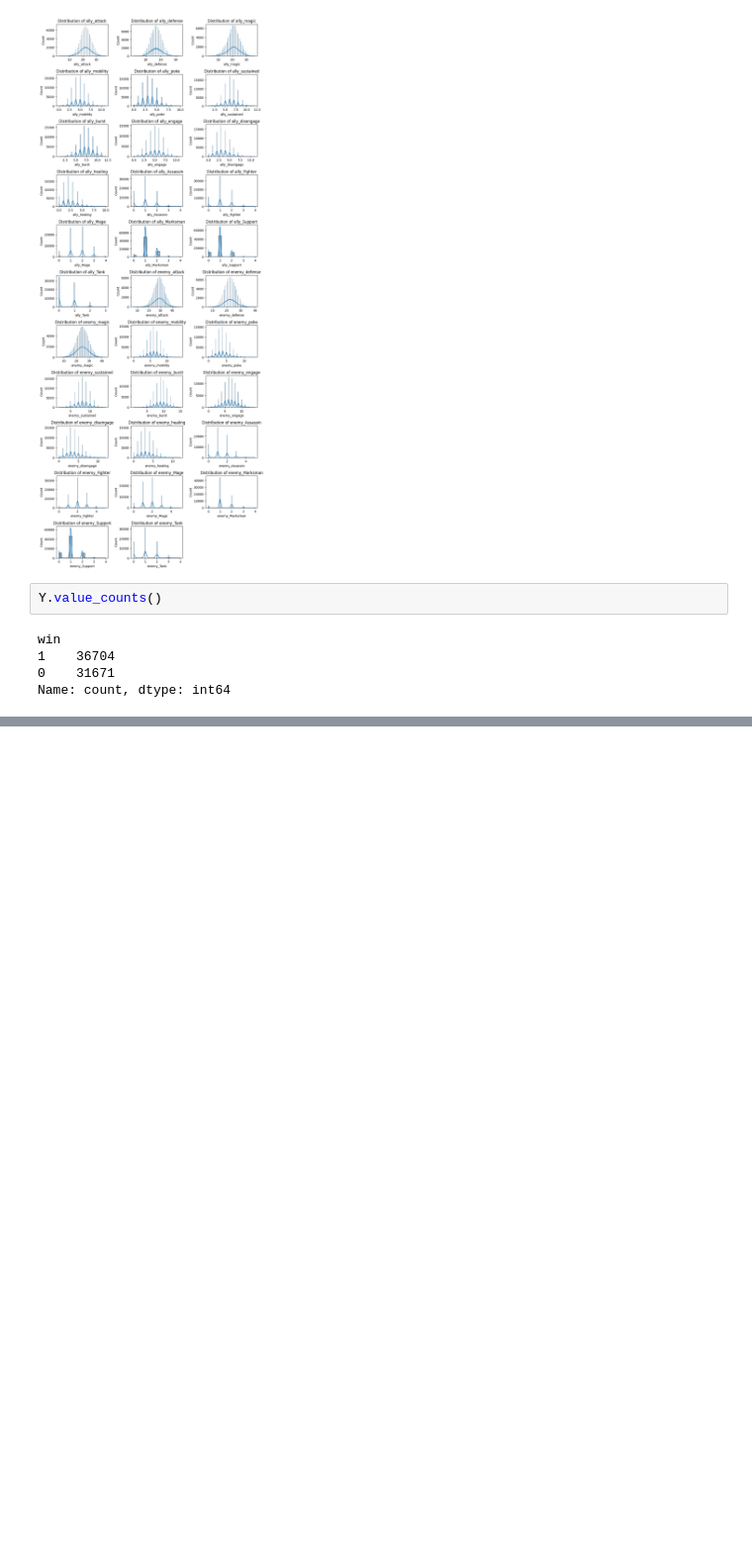
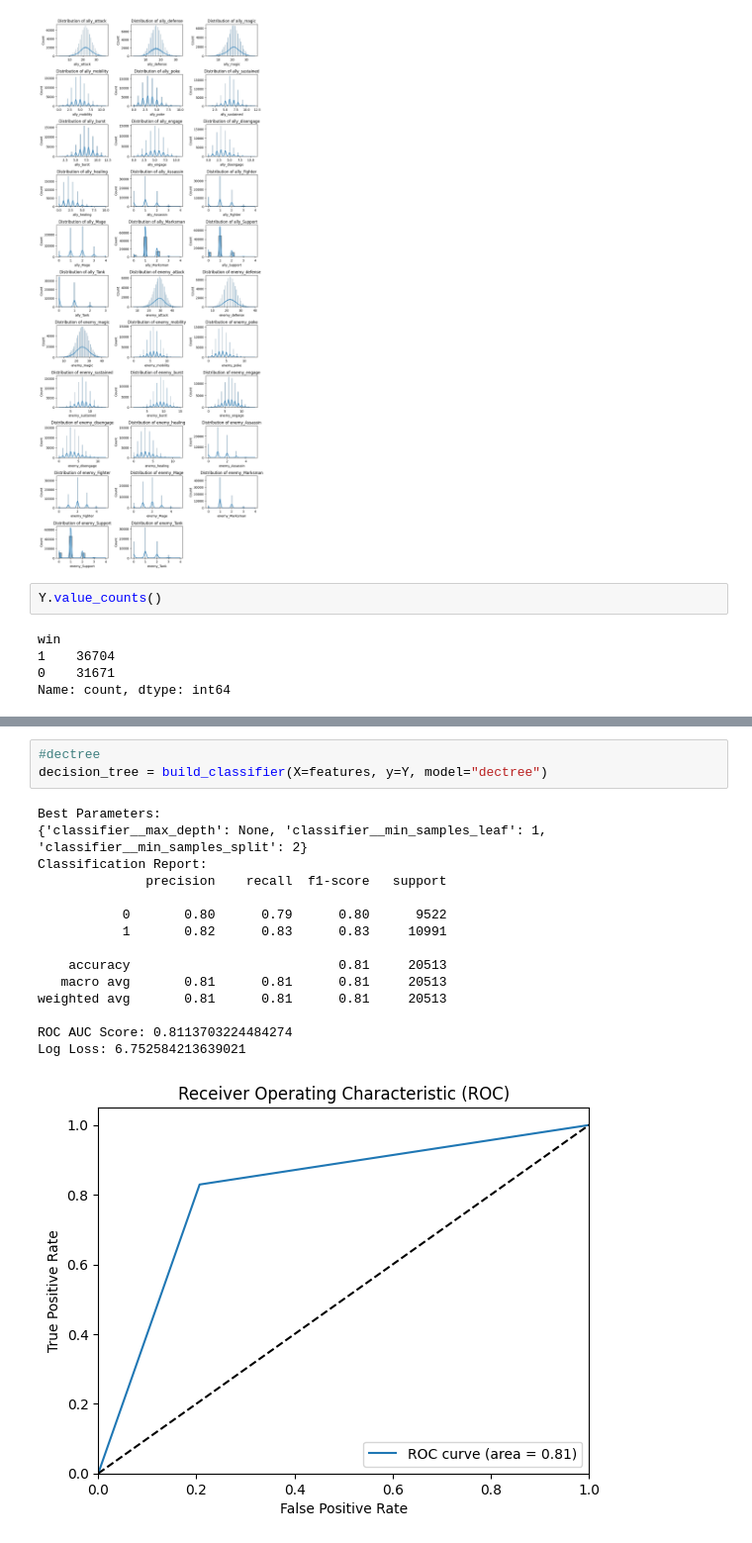
Before and after one commit to fpechierasData/lol_item_recommender, a Jupyter notebook: scratch.ipynb, the cells around one changed output, grey strips where cells are left out. Shown at 99% size. Saved outputs shown, nothing was run; the diff lists cells and outputs as text; blank space fills up the shorter version.

```diff
--- a/scratch.ipynb
+++ b/scratch.ipynb
@@ -159,0 +206,19 @@ array([0, 1])
+# %%
+#dectree
+decision_tree = build_classifier(X=features, y=Y, model="dectree")
+# %% [output]
+Best Parameters:
+{'classifier__max_depth': None, 'classifier__min_samples_leaf': 1, 'classifier__min_samples_split': 2}
+Classification Report:
+              precision    recall  f1-score   support
+
+           0       0.80      0.79      0.80      9522
+           1       0.82      0.83      0.83     10991
+
+    accuracy                           0.81     20513
+   macro avg       0.81      0.81      0.81     20513
+weighted avg       0.81      0.81      0.81     20513
+
+ROC AUC Score: 0.8113703224484274
+Log Loss: 6.752584213639021
+[figure, added]
```
Also changed, not shown: parts of 5 cells of this notebook.
